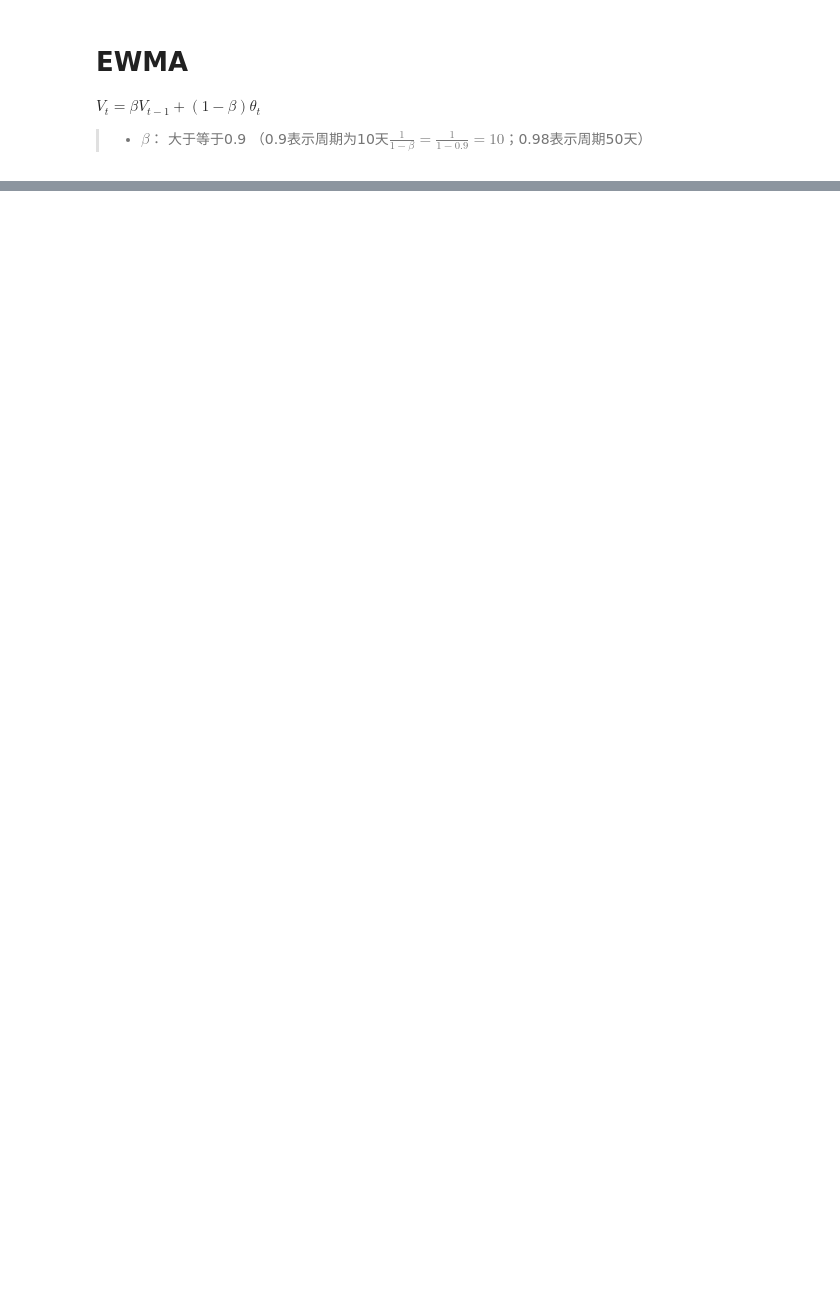
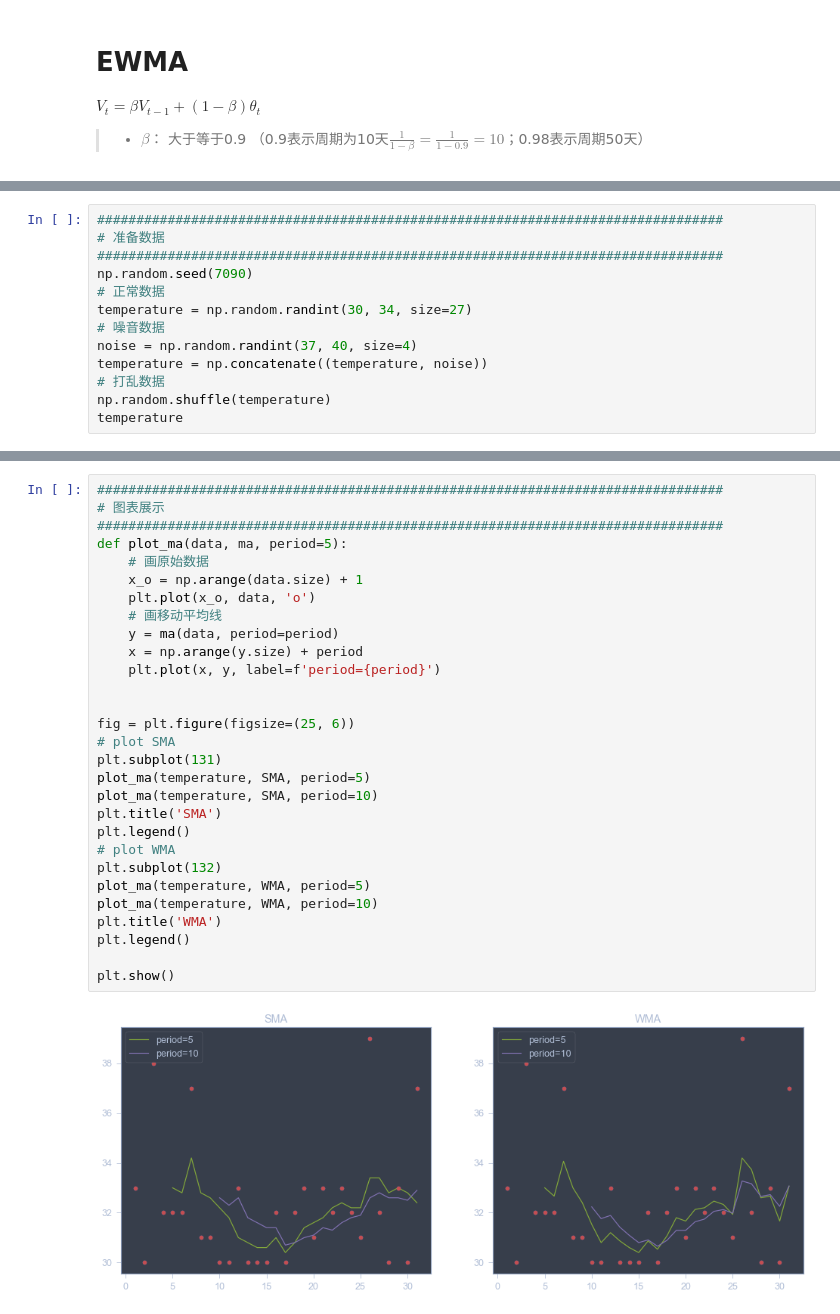
Before and after one commit to szlevinli/mathematics, a Jupyter notebook: notebooks/moving_average.ipynb, the cells around one changed output, grey strips where cells are left out. Drawn from its saved outputs; the diff is of its cells as text; blank space fills up the shorter version.

```diff
--- a/notebooks/moving_average.ipynb
+++ b/notebooks/moving_average.ipynb
@@ -37,0 +78,13 @@ $
+# %%
+################################################################################
+# 准备数据
+################################################################################
+np.random.seed(7090)
+# 正常数据
+temperature = np.random.randint(30, 34, size=27)
+# 噪音数据
+noise = np.random.randint(37, 40, size=4)
+temperature = np.concatenate((temperature, noise))
+# 打乱数据
+np.random.shuffle(temperature)
+temperature
@@ -37,0 +148,31 @@ $
+# %%
+################################################################################
+# 图表展示
+################################################################################
+def plot_ma(data, ma, period=5):
+    # 画原始数据
+    x_o = np.arange(data.size) + 1
+    plt.plot(x_o, data, 'o')
+    # 画移动平均线
+    y = ma(data, period=period)
+    x = np.arange(y.size) + period
+    plt.plot(x, y, label=f'period={period}')
+
+
+fig = plt.figure(figsize=(25, 6))
+# plot SMA
+plt.subplot(131)
+plot_ma(temperature, SMA, period=5)
+plot_ma(temperature, SMA, period=10)
+plt.title('SMA')
+plt.legend()
+# plot WMA
+plt.subplot(132)
+plot_ma(temperature, WMA, period=5)
+plot_ma(temperature, WMA, period=10)
+plt.title('WMA')
+plt.legend()
+
+plt.show()
+# %% [output]
+[figure, added]
```
Also changed, not shown: parts of 11 cells of this notebook.
